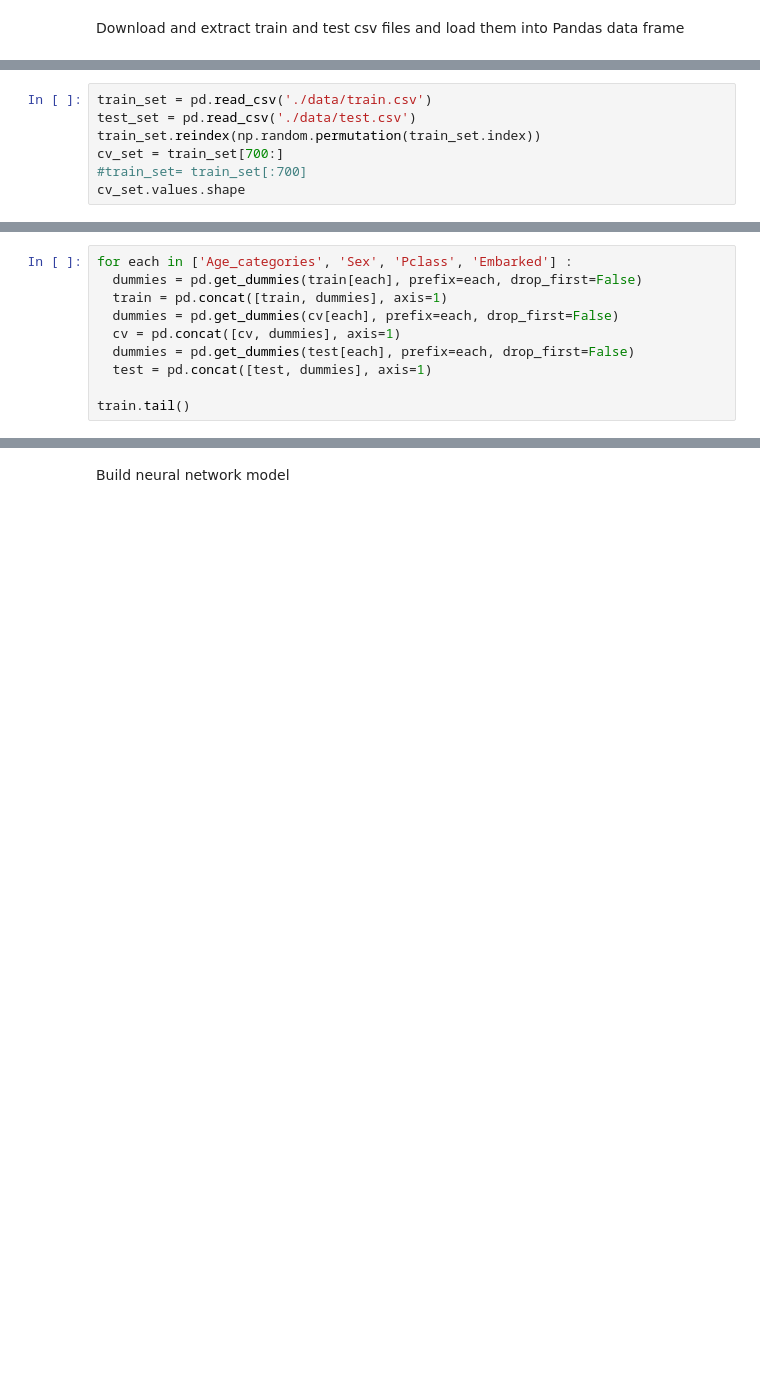
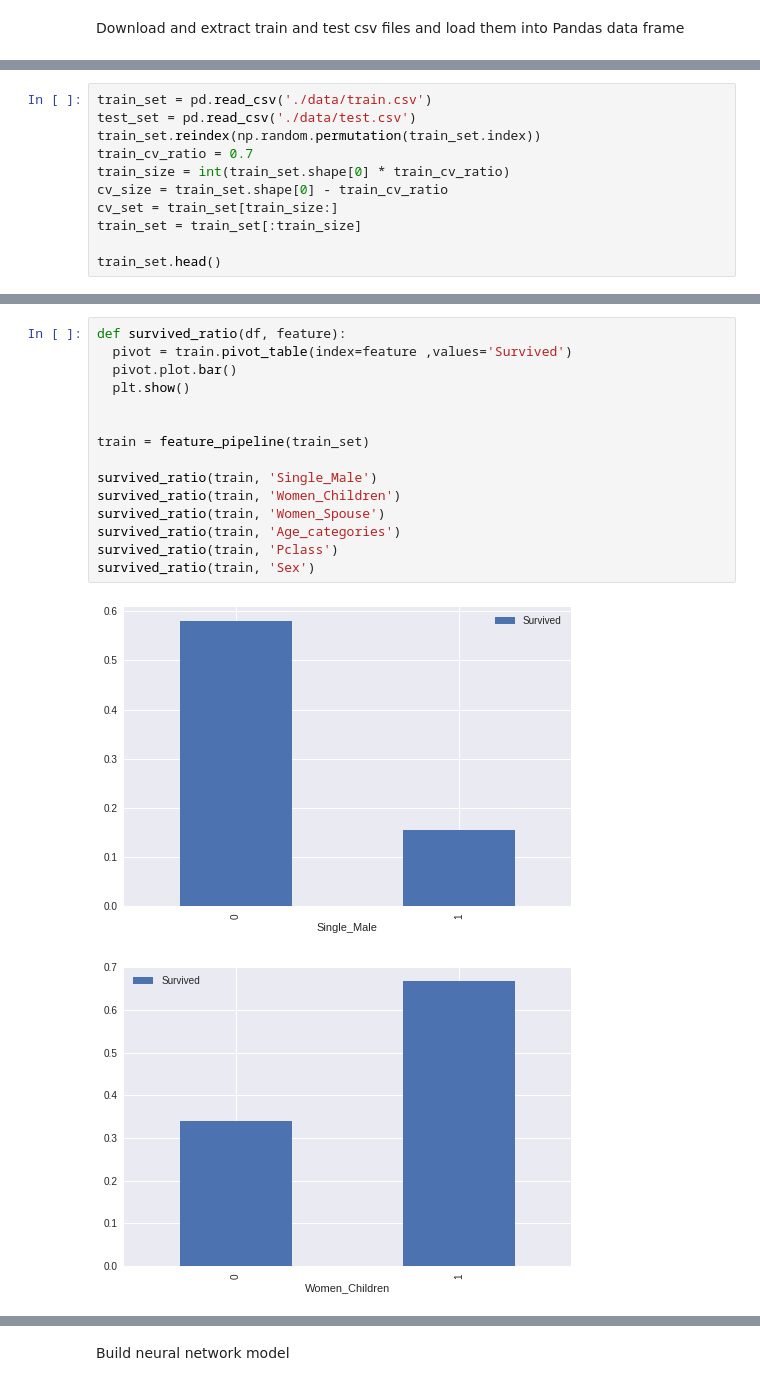
Before and after one commit to joaoflf/ml-playground, a Jupyter notebook: kaggle_titanic.ipynb, the cells around one changed output, grey strips where cells are left out. Saved outputs shown, nothing was run; the diff lists cells and outputs as text; blank space fills up the shorter version.

```diff
--- a/kaggle_titanic.ipynb
+++ b/kaggle_titanic.ipynb
@@ -60,7 +62,11 @@ Load and inspect dataset
 train_set = pd.read_csv('./data/train.csv')
 test_set = pd.read_csv('./data/test.csv')
 train_set.reindex(np.random.permutation(train_set.index))
-cv_set = train_set[700:]
-#train_set= train_set[:700]
-cv_set.values.shape
+train_cv_ratio = 0.7
+train_size = int(train_set.shape[0] * train_cv_ratio)
+cv_size = train_set.shape[0] - train_cv_ratio
+cv_set = train_set[train_size:]
+train_set = train_set[:train_size]
+
+train_set.head()
 # %% [output]
@@ -145,10 +78,0 @@ One-hot encode relevant features
-# %%
-for each in ['Age_categories', 'Sex', 'Pclass', 'Embarked'] :
-  dummies = pd.get_dummies(train[each], prefix=each, drop_first=False)
-  train = pd.concat([train, dummies], axis=1)
-  dummies = pd.get_dummies(cv[each], prefix=each, drop_first=False)
-  cv = pd.concat([cv, dummies], axis=1)
-  dummies = pd.get_dummies(test[each], prefix=each, drop_first=False)
-  test = pd.concat([test, dummies], axis=1)
-
-train.tail()
@@ -162,0 +145,18 @@ train.tail()
+# %%
+def survived_ratio(df, feature):
+  pivot = train.pivot_table(index=feature ,values='Survived')
+  pivot.plot.bar()
+  plt.show()
+
+
+train = feature_pipeline(train_set)
+
+survived_ratio(train, 'Single_Male')
+survived_ratio(train, 'Women_Children')
+survived_ratio(train, 'Women_Spouse')
+survived_ratio(train, 'Age_categories')
+survived_ratio(train, 'Pclass')
+survived_ratio(train, 'Sex')
+# %% [output]
+[figure, added]
+[figure, added]
```
Also changed, not shown: parts of 25 cells of this notebook.
